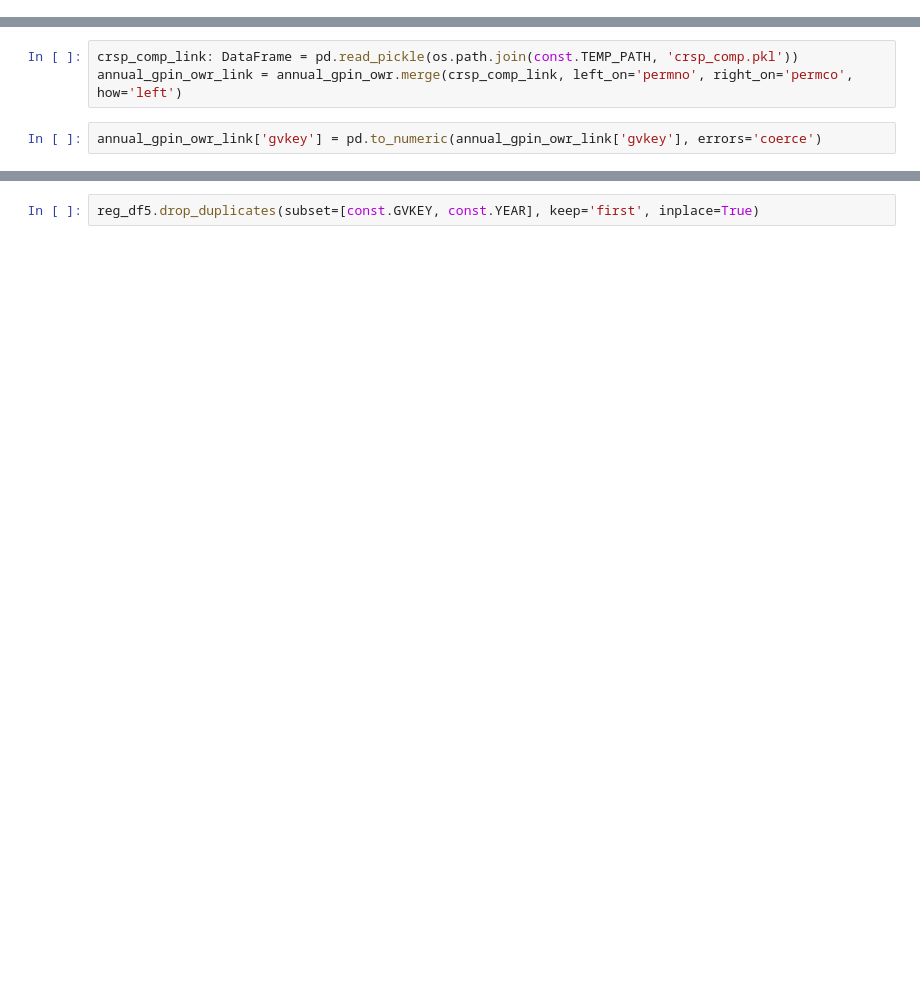
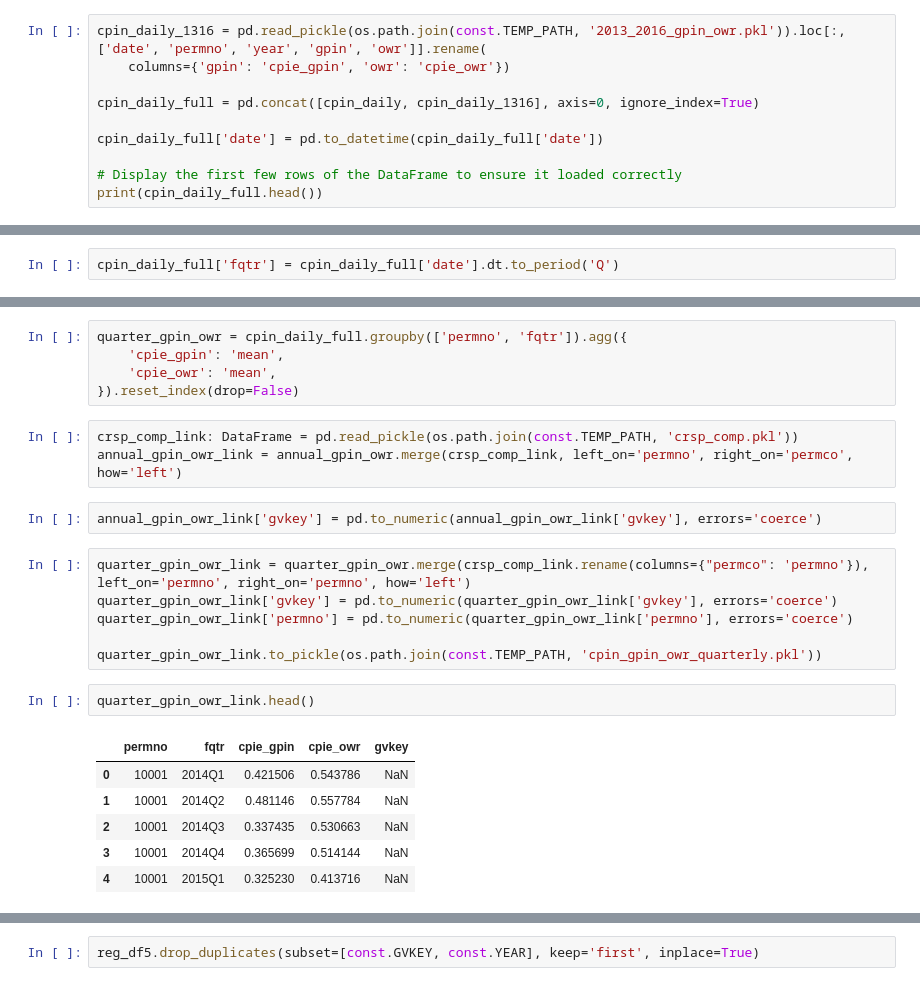
Before and after one commit to wangyouan/STOCKAct, a Jupyter notebook: Notebook/ConstructRegressionData.ipynb, the cells around one changed output, grey strips where cells are left out. Cells and saved outputs as stored; diff of their text form; blank space fills up the shorter version.

```diff
--- a/Notebook/ConstructRegressionData.ipynb
+++ b/Notebook/ConstructRegressionData.ipynb
@@ -244,0 +230,10 @@ print(df.head())
+# %%
+cpin_daily_1316 = pd.read_pickle(os.path.join(const.TEMP_PATH, '2013_2016_gpin_owr.pkl')).loc[:, ['date', 'permno', 'year', 'gpin', 'owr']].rename(
+    columns={'gpin': 'cpie_gpin', 'owr': 'cpie_owr'})
+
+cpin_daily_full = pd.concat([cpin_daily, cpin_daily_1316], axis=0, ignore_index=True)
+
+cpin_daily_full['date'] = pd.to_datetime(cpin_daily_full['date'])
+
+# Display the first few rows of the DataFrame to ensure it loaded correctly
+print(cpin_daily_full.head())
@@ -245 +247,3 @@ print(df.head())
+# %%
+cpin_daily_full['fqtr'] = cpin_daily_full['date'].dt.to_period('Q')
 # %%
@@ -248,9 +252,29 @@ annual_gpin_owr = df.groupby(['permno', 'year']).agg({
     'cpie_owr': 'mean',
 }).reset_index(drop=False)
 annual_gpin_owr.rename(columns={'year': const.YEAR}, inplace=True)
+# %%
+quarter_gpin_owr = cpin_daily_full.groupby(['permno', 'fqtr']).agg({
+    'cpie_gpin': 'mean',
+    'cpie_owr': 'mean',
+}).reset_index(drop=False)
 # %%
 crsp_comp_link: DataFrame = pd.read_pickle(os.path.join(const.TEMP_PATH, 'crsp_comp.pkl'))
 annual_gpin_owr_link = annual_gpin_owr.merge(crsp_comp_link, left_on='permno', right_on='permco', how='left')
 # %%
 annual_gpin_owr_link['gvkey'] = pd.to_numeric(annual_gpin_owr_link['gvkey'], errors='coerce')
+# %%
+quarter_gpin_owr_link = quarter_gpin_owr.merge(crsp_comp_link.rename(columns={"permco": 'permno'}), left_on='permno', right_on='permno', how='left')
+quarter_gpin_owr_link['gvkey'] = pd.to_numeric(quarter_gpin_owr_link['gvkey'], errors='coerce')
+quarter_gpin_owr_link['permno'] = pd.to_numeric(quarter_gpin_owr_link['permno'], errors='coerce')
+
+quarter_gpin_owr_link.to_pickle(os.path.join(const.TEMP_PATH, 'cpin_gpin_owr_quarterly.pkl'))
+# %%
+quarter_gpin_owr_link.head()
+# %% [output]
+|  | permno | fqtr | cpie_gpin | cpie_owr | gvkey |
+| 0 | 10001 | 2014Q1 | 0.421506 | 0.543786 | NaN |
+| 1 | 10001 | 2014Q2 | 0.481146 | 0.557784 | NaN |
+| 2 | 10001 | 2014Q3 | 0.337435 | 0.530663 | NaN |
+| 3 | 10001 | 2014Q4 | 0.365699 | 0.514144 | NaN |
+| 4 | 10001 | 2015Q1 | 0.325230 | 0.413716 | NaN |
 # %%
```
Also changed, not shown: parts of 6 cells of this notebook, 2 other files.
